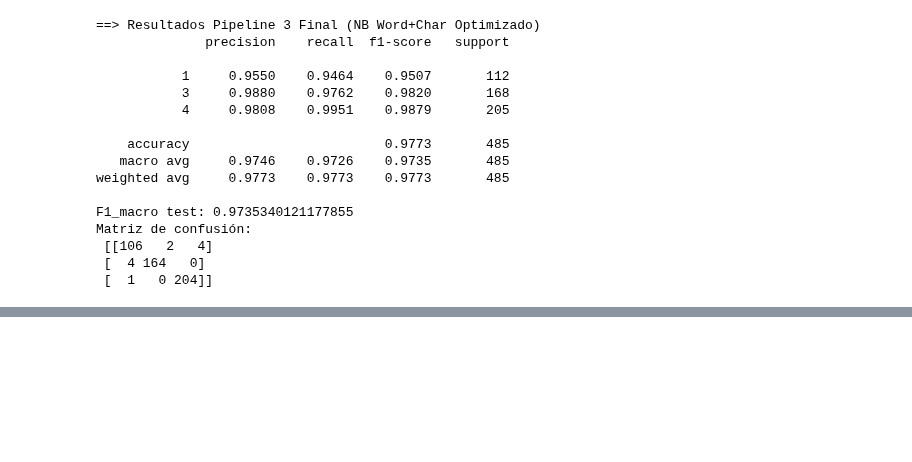
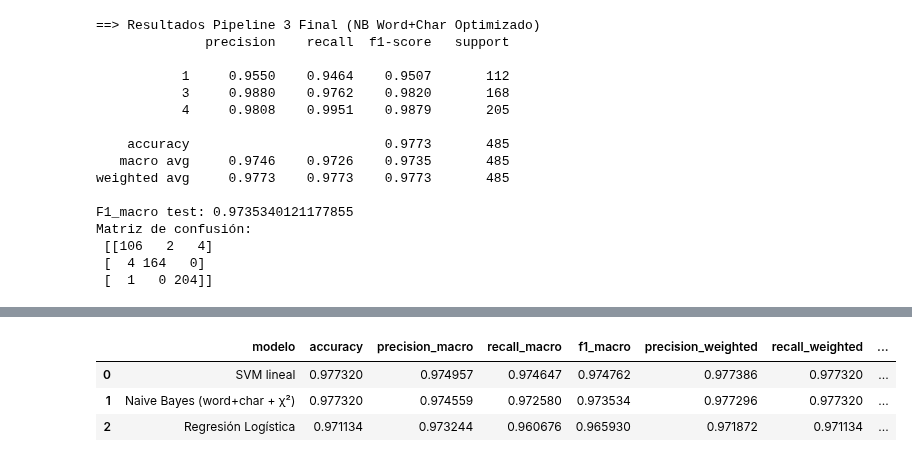
Before and after one commit to incarasa/proyecto1BI, a Jupyter notebook: Proyecto1.ipynb, the cells around one changed output, grey strips where cells are left out. Cells and saved outputs as stored; diff of their text form; code cells hidden in the pictures; blank space fills up the shorter version.

Commit message:
Analisis de resultados y generación de reporte en excel

```diff
--- a/Proyecto1.ipynb
+++ b/Proyecto1.ipynb
@@ -546,0 +549,96 @@ Matriz de confusión:
+# %%
+# === Comparación final: Regresión Logística vs SVM lineal vs NB (word+char + χ²) ===
+from sklearn.pipeline import Pipeline, FeatureUnion
+from sklearn.feature_extraction.text import TfidfVectorizer
+from sklearn.feature_selection import SelectKBest, chi2
+from sklearn.linear_model import LogisticRegression
+from sklearn.svm import LinearSVC
+from sklearn.naive_bayes import MultinomialNB
+from sklearn.metrics import (
+    classification_report, confusion_matrix,
+    accuracy_score, precision_recall_fscore_support
+)
+import pandas as pd
+
+# --- Representación: word n-grams (1–2) + char n-grams (3–5) ---
+features_union = FeatureUnion(transformer_list=[
+    ("tfidf_word", TfidfVectorizer(
+        ngram_range=(1, 2),
+        min_df=2,
+        max_df=0.85,
+        sublinear_tf=True,
+        strip_accents="unicode",
+        stop_words=None
+    )),
+    ("tfidf_char", TfidfVectorizer(
+        analyzer="char",
+        ngram_range=(3, 5),
+        min_df=2,
+        sublinear_tf=True
+    )),
+])
+
+# --- Pipelines de los 3 modelos ---
+pipe_logreg = Pipeline(steps=[
+    ("vec", features_union),
+    ("select", SelectKBest(score_func=chi2, k=10000)),
+    ("clf", LogisticRegression(
+        solver="liblinear",
+        multi_class="ovr",
+        max_iter=2000
+
+    ))
+])
+
+pipe_svm = Pipeline(steps=[
+    ("vec", features_union),
+    ("select", SelectKBest(score_func=chi2, k=10000)),
+    ("clf", LinearSVC(C=1.0))    # SVM lineal (rápida en BoW/TF-IDF)
+])
+
+pipe_nb_final = Pipeline(steps=[
+    ("vec", features_union),
+    ("select", SelectKBest(score_func=chi2, k=10000)),
+    ("clf", MultinomialNB(alpha=1.0, fit_prior=False))
+])
+
+# --- Función de evaluación y resumen ---
+def evaluar_y_resumir(nombre, clf, X_train, y_train, X_test, y_test):
+    clf.fit(X_train, y_train)
+    y_pred = clf.predict(X_test)
+
+    print(f"\n{'='*20} {nombre} {'='*20}")
+    print(classification_report(y_test, y_pred, digits=4))
+    print("Matriz de confusión:\n", confusion_matrix(y_test, y_pred))
+
+    acc = accuracy_score(y_test, y_pred)
+    p_macro, r_macro, f1_macro, _ = precision_recall_fscore_support(
+        y_test, y_pred, average="macro", zero_division=0
+    )
+    p_weight, r_weight, f1_weight, _ = precision_recall_fscore_support(
+        y_test, y_pred, average="weighted", zero_division=0
+    )
+    return {
+        "modelo": nombre,
+        "accuracy": acc,
+        "precision_macro": p_macro,
+        "recall_macro": r_macro,
+        "f1_macro": f1_macro,
+        "precision_weighted": p_weight,
+        "recall_weighted": r_weight,
+        "f1_weighted": f1_weight,
+    }
+
+# --- Correr y comparar ---
+resultados = []
+for nombre, modelo in [
+    ("Regresión Logística", pipe_logreg),
+    ("SVM lineal", pipe_svm),
+    ("Naive Bayes (word+char + χ²)", pipe_nb_final),
+]:
+    resultados.append(evaluar_y_resumir(nombre, modelo, X_train, y_train, X_test, y_test))
+
+df_comp = pd.DataFrame(resultados).sort_values(by="f1_macro", ascending=False).reset_index(drop=True)
+print("\n==> Comparación de modelos (test):")
+display(df_comp)  # en Jupyter; si no, usa print(df_comp.to_string(index=False))
+# %% [output]
@@ -546,0 +662,4 @@ Matriz de confusión:
+|  | modelo | accuracy | precision_macro | recall_macro | f1_macro | precision_weighted | recall_weighted | ... |
+| 0 | SVM lineal | 0.977320 | 0.974957 | 0.974647 | 0.974762 | 0.977386 | 0.977320 | ... |
+| 1 | Naive Bayes (word+char + χ²) | 0.977320 | 0.974559 | 0.972580 | 0.973534 | 0.977296 | 0.977320 | ... |
+| 2 | Regresión Logística | 0.971134 | 0.973244 | 0.960676 | 0.965930 | 0.971872 | 0.971134 | ... |
```
Also changed, not shown: parts of 3 cells of this notebook, 1 other file.
